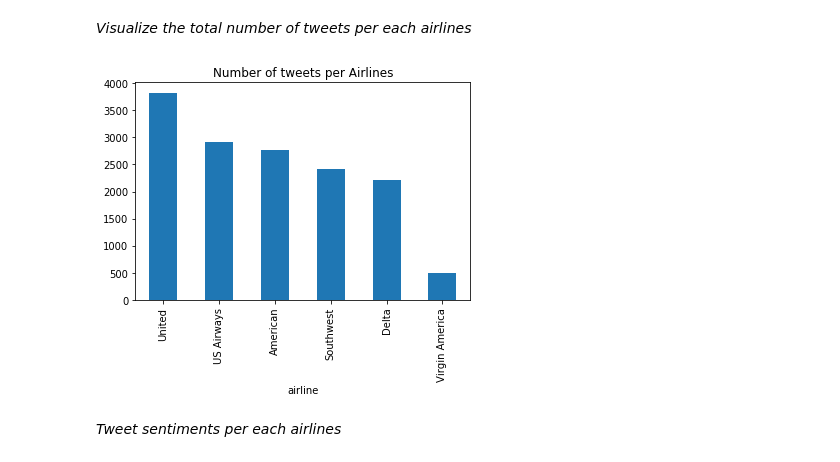
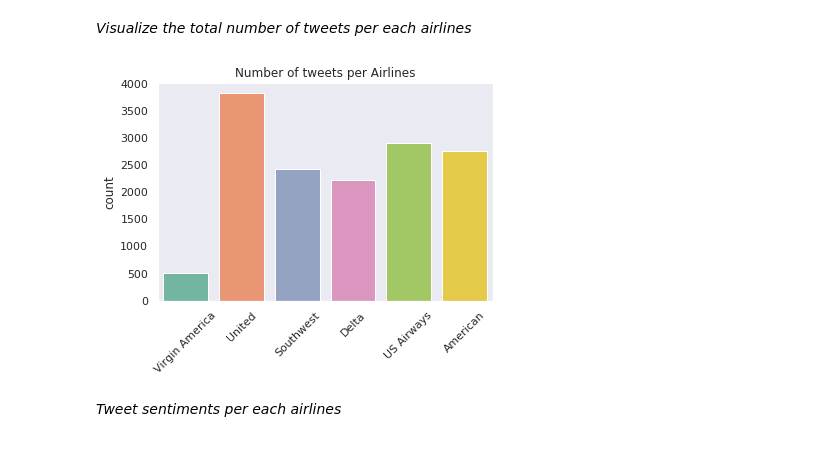
Before and after one commit to AlekseiMikhalev/Data-Science-Projects, a Jupyter notebook: ULMFiT_analysis.ipynb, the cells around one changed output. Cells and saved outputs as stored; diff of their text form; code cells hidden in the pictures.

```diff
--- a/ULMFiT_analysis.ipynb
+++ b/ULMFiT_analysis.ipynb
@@ -55,12 +55,20 @@ tweets = tweets.drop(columns=['airline_sentiment_gold', 'negativereason_gold', '
 ###__Data visualization__
 # %% [markdown]
 *Visualize the total number of tweets per each airlines*
-# %%
-tweets.groupby('airline')['airline_sentiment'].count().sort_values(ascending=False).plot(kind='bar')
-plt.title('Number of tweets per Airlines')
-plt.show()
-# %% [output]
-[figure, removed]
+# %%
+import seaborn as sns
+
+# set graph style
+sns.set(palette='Set2', style='dark')
+
+# plot tweets distribution per each airlines
+sns.countplot(tweets.airline)
+plt.title('Number of tweets per Airlines')
+plt.tick_params(axis='x', rotation=45)
+plt.xlabel('')
+plt.show()
+# %% [output]
+[figure, added]
 # %% [markdown]
 *Tweet sentiments per each airlines*
 # %%
```
Also changed, not shown: parts of 4 cells of this notebook.
